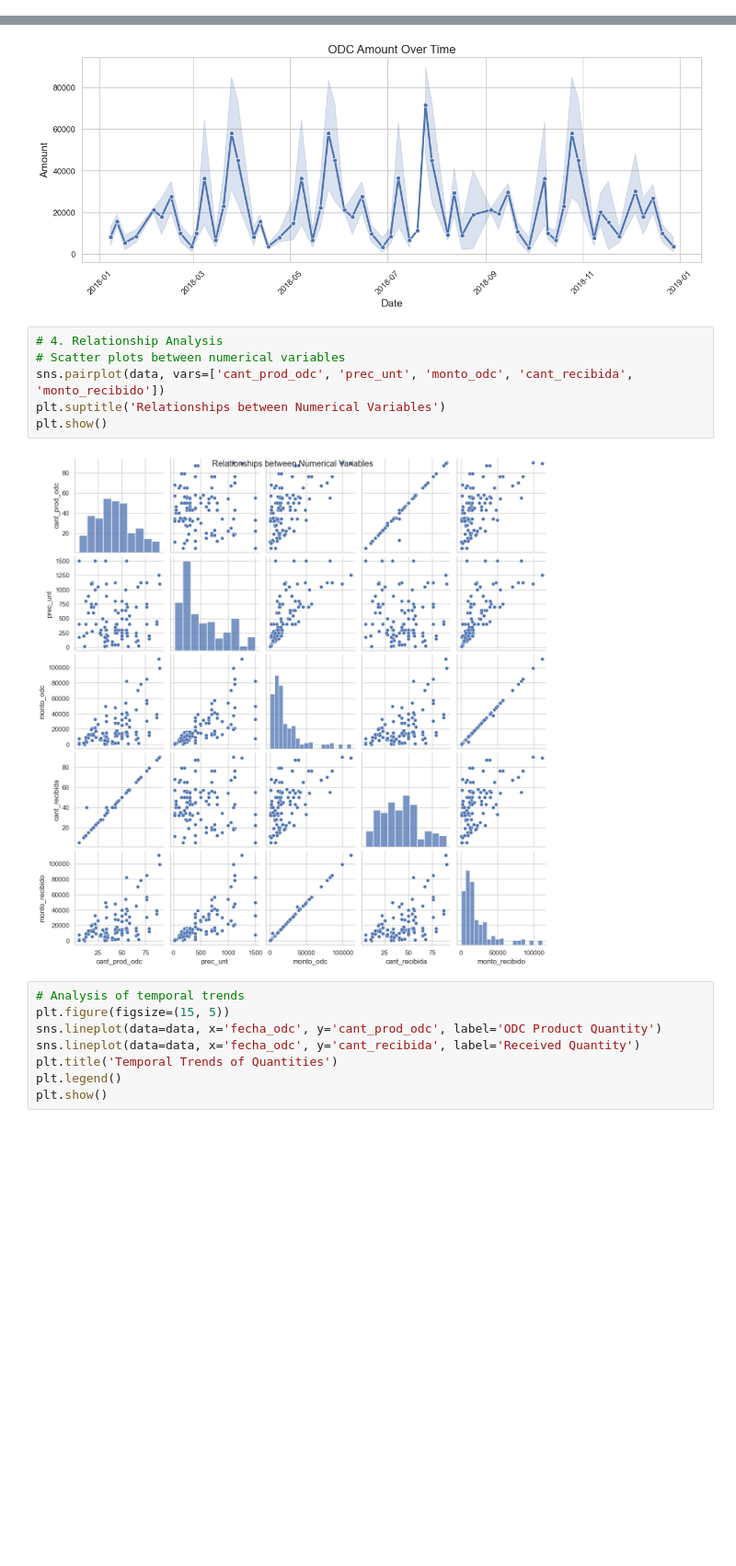
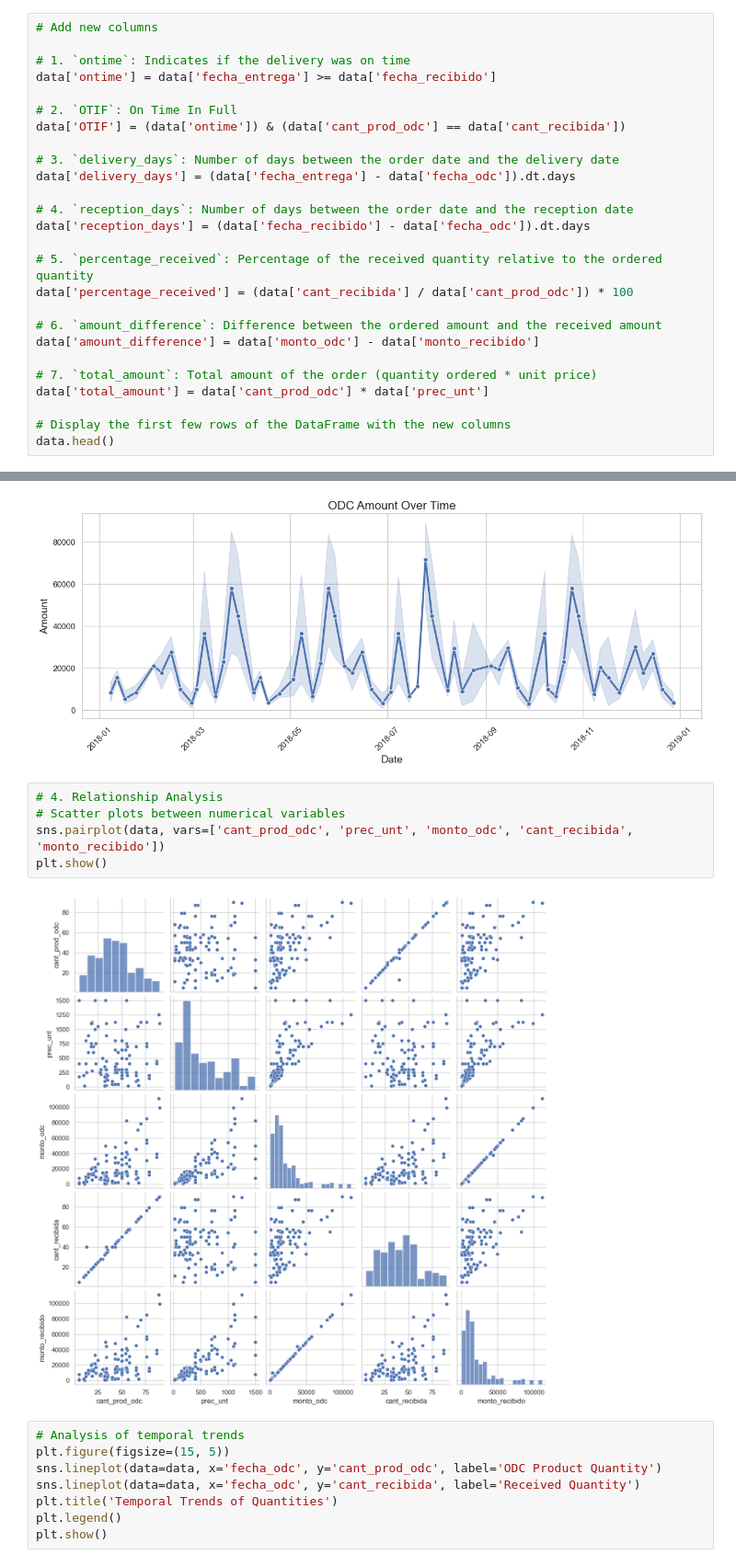
Before and after one commit to Jotis86/Supply-Chain-Project, a Jupyter notebook: notebook/data_cleaning.ipynb, the cells around one changed output, grey strips where cells are left out. Shown at 92% size. Saved outputs shown, nothing was run; the diff lists cells and outputs as text; blank space fills up the shorter version.

```diff
--- a/notebook/data_cleaning.ipynb
+++ b/notebook/data_cleaning.ipynb
@@ -57,3 +57,29 @@ Data columns (total 12 columns):
  11  estado_odc      272 non-null    object
 dtypes: datetime64[ns](3), int64(5), object(4)
 memory usage: 25.6+ KB
+# %%
+# Add new columns
+
+# 1. `ontime`: Indicates if the delivery was on time
+data['ontime'] = data['fecha_entrega'] >= data['fecha_recibido']
+
+# 2. `OTIF`: On Time In Full
+data['OTIF'] = (data['ontime']) & (data['cant_prod_odc'] == data['cant_recibida'])
+
+# 3. `delivery_days`: Number of days between the order date and the delivery date
+data['delivery_days'] = (data['fecha_entrega'] - data['fecha_odc']).dt.days
+
+# 4. `reception_days`: Number of days between the order date and the reception date
+data['reception_days'] = (data['fecha_recibido'] - data['fecha_odc']).dt.days
+
+# 5. `percentage_received`: Percentage of the received quantity relative to the ordered quantity
+data['percentage_received'] = (data['cant_recibida'] / data['cant_prod_odc']) * 100
+
+# 6. `amount_difference`: Difference between the ordered amount and the received amount
+data['amount_difference'] = data['monto_odc'] - data['monto_recibido']
+
+# 7. `total_amount`: Total amount of the order (quantity ordered * unit price)
+data['total_amount'] = data['cant_prod_odc'] * data['prec_unt']
+
+# Display the first few rows of the DataFrame with the new columns
+data.head()
@@ -134,11 +167,10 @@ plt.show()
 # %%
 # 4. Relationship Analysis
 # Scatter plots between numerical variables
 sns.pairplot(data, vars=['cant_prod_odc', 'prec_unt', 'monto_odc', 'cant_recibida', 'monto_recibido'])
-plt.suptitle('Relationships between Numerical Variables')
 plt.show()
 # %% [output]
-[figure, old version]
+[figure, new version]
 # %%
 # Analysis of temporal trends
 plt.figure(figsize=(15, 5))
```
Also changed, not shown: parts of 7 cells of this notebook.
